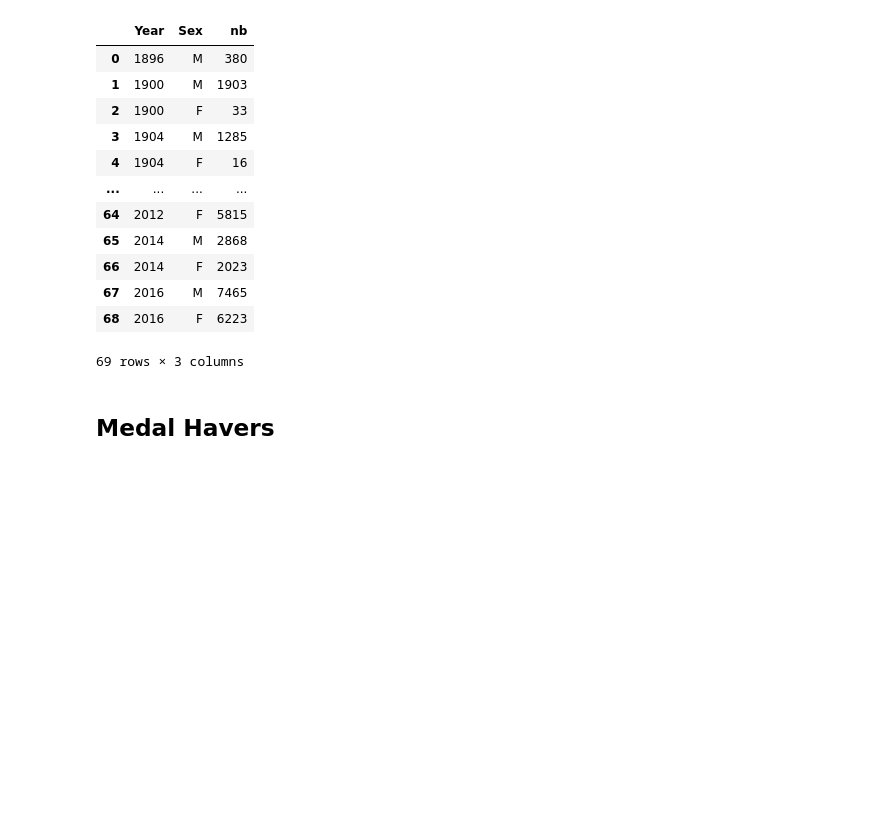
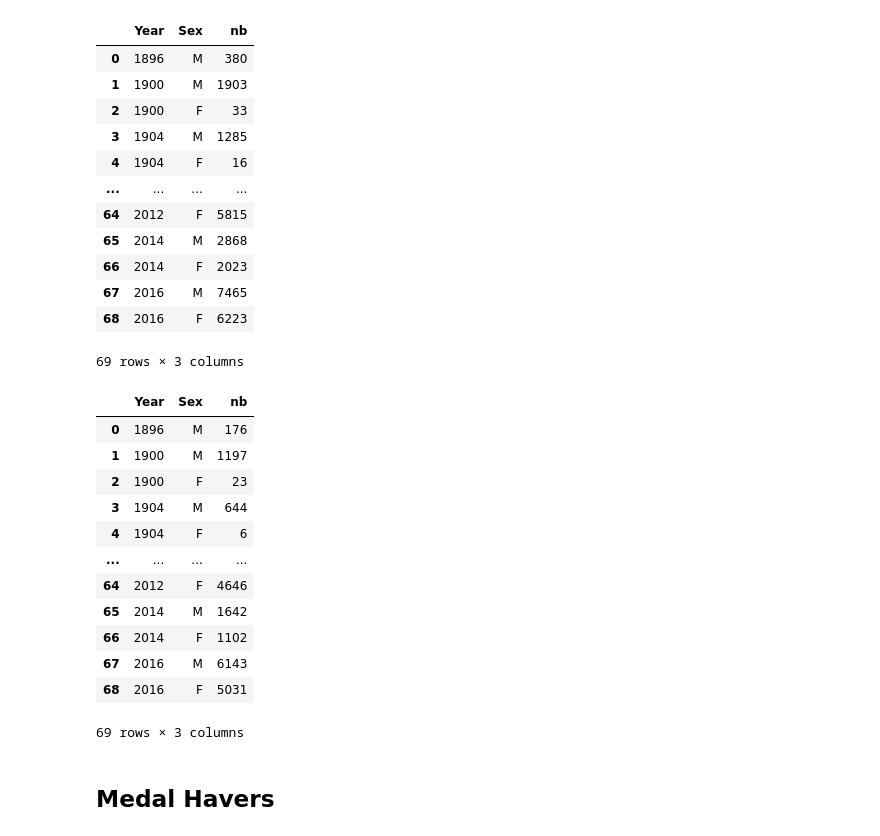
Before and after one commit to Maryam-Dollet/Dataviz_project, a Jupyter notebook: dataviz_project.ipynb, the cells around one changed output. Cells and saved outputs as stored; diff of their text form; code cells hidden in the pictures; blank space fills up the shorter version.

Commit message:
corrected dataframe

```diff
--- a/dataviz_project.ipynb
+++ b/dataviz_project.ipynb
@@ -96,6 +96,23 @@ df2
 fig = px.bar(df2, x="Year", y="nb", color="Sex", title="Gender Repartition", width=1500, height=1000)
 fig.update_xaxes(type="category")
 fig
+# %%
+df2 = df_merged.groupby(by=["Year","Name"])["Sex"].value_counts().reset_index().rename(columns={"count":"nb"})
+df2.groupby("Year")["Sex"].value_counts().reset_index().rename(columns={"count":"nb"})
+# %% [output]
+|  | Year | Sex | nb |
+| 0 | 1896 | M | 176 |
+| 1 | 1900 | M | 1197 |
+| 2 | 1900 | F | 23 |
+| 3 | 1904 | M | 644 |
+| 4 | 1904 | F | 6 |
+| ... | ... | ... | ... |
+| 64 | 2012 | F | 4646 |
+| 65 | 2014 | M | 1642 |
+| 66 | 2014 | F | 1102 |
+| 67 | 2016 | M | 6143 |
+| 68 | 2016 | F | 5031 |
+69 rows × 3 columns
 # %% [markdown]
 ## Medal Havers
 # %%
```
Also changed, not shown: 1 other file.
